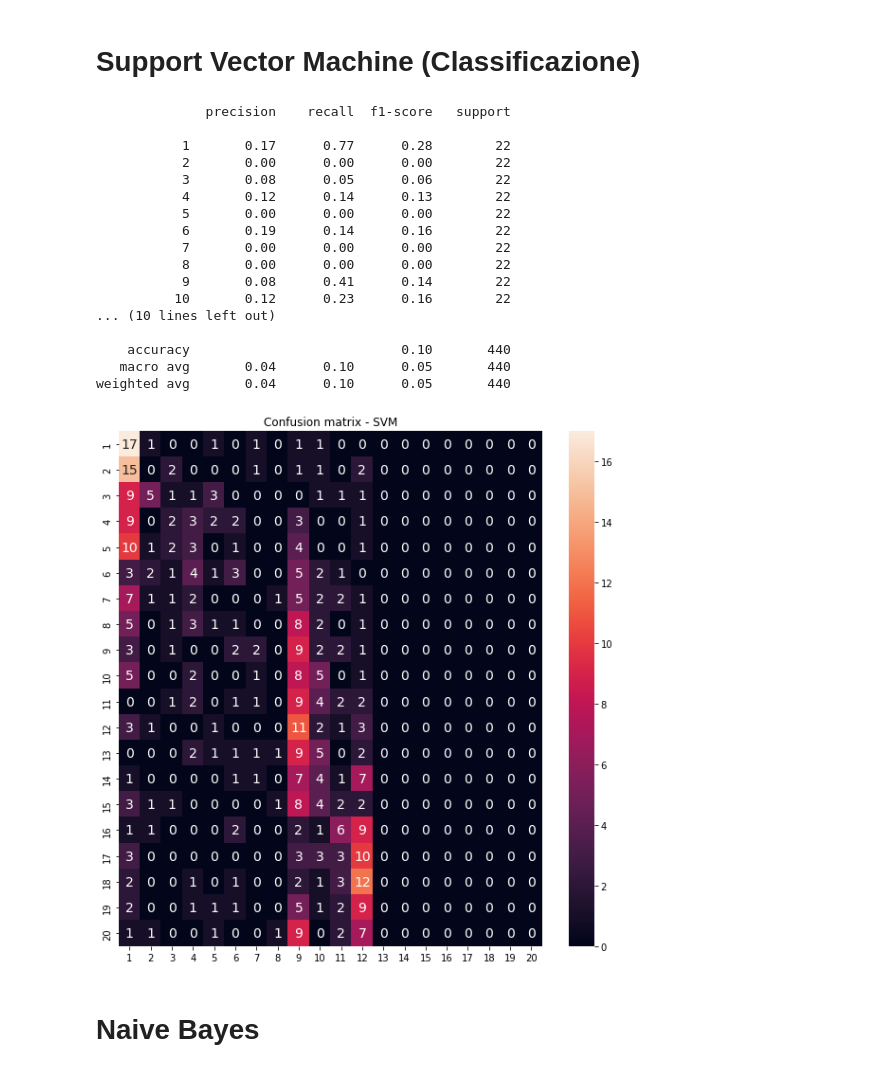
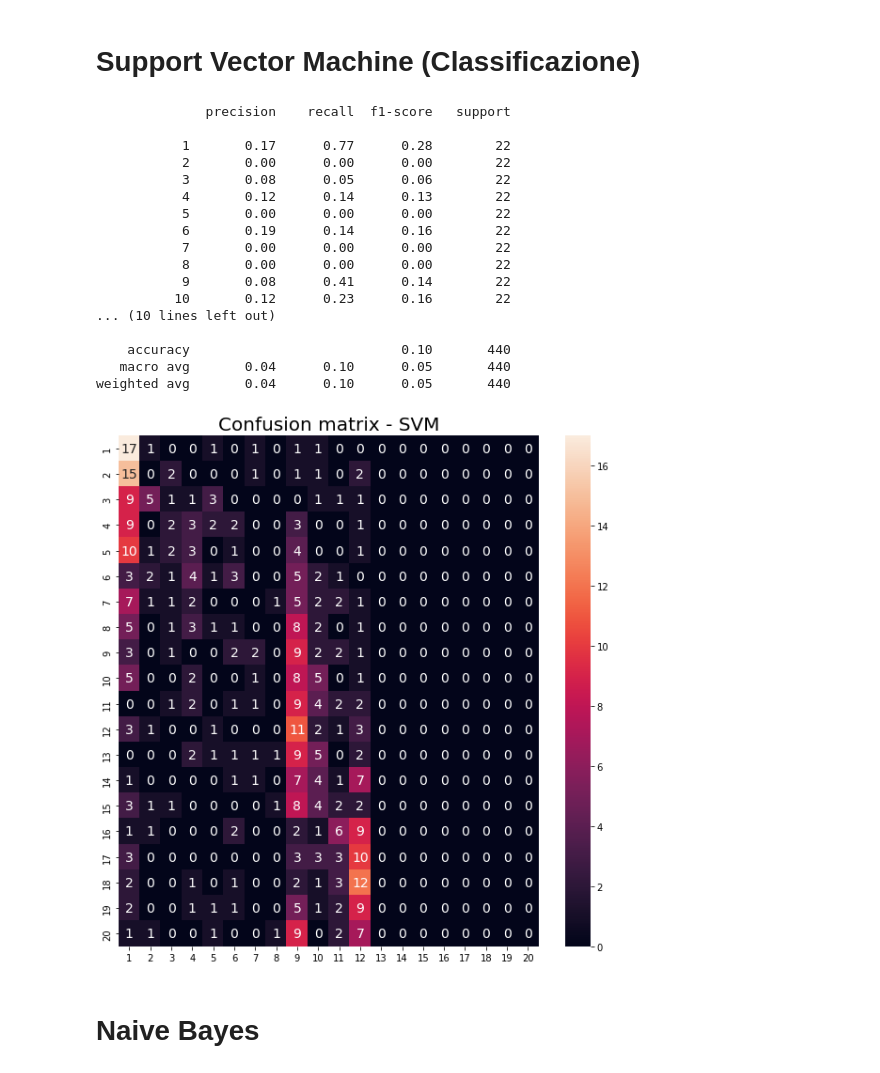
Before and after one commit to giorgio-angelo-esposito/F1WP, a Jupyter notebook: F1WP.ipynb, the cells around one changed output. Cells and saved outputs as stored; diff of their text form; code cells hidden in the pictures.

```diff
--- a/F1WP.ipynb
+++ b/F1WP.ipynb
@@ -1352,12 +1352,14 @@ model.fit(X_train,Y_train)
 
 pred = model.predict(X_test)
 
-importance = model.coef_
+importance = pd.Series(model.coef_,index = F1WP_train.columns).sort_values()
 
-for i,v in enumerate(importance):
-	print('Feature: %0d, Score: %.5f' % (i,v))
-
-plt.bar([x for x in range(len(importance))], importance)
+plt.figure(figsize=(13,13))
+plt.barh(importance.index, (importance.values),color = "black")
+plt.xlabel("Valori",fontsize = 20)
+plt.ylabel("Feature",fontsize = 20)
+plt.title("Feature Importance - Linear Regression",fontsize = 20)
+plt.savefig('f_i_LinearR.png',dpi = 300)
 plt.show()
 
 print("Mean squared error: %.2f" % mean_squared_error(Y_test, pred))
@@ -1389,12 +1379,14 @@ model.fit(X_train,Y_train)
 
 pred = model.predict(X_test)
 
-importance = model.feature_importances_
+importance = pd.Series(model.feature_importances_,index = F1WP_train.columns).sort_values()
 
-for i,v in enumerate(importance):
-	print('Feature: %0d, Score: %.5f' % (i,v))
-
-plt.bar([x for x in range(len(importance))], importance)
+plt.figure(figsize=(13,13))
+plt.barh(importance.index, (importance.values),color = "black")
+plt.xlabel("Valori",fontsize = 20)
+plt.ylabel("Feature",fontsize = 20)
+plt.title("Feature Importance - Decision Tree (Regression)",fontsize = 20)
+plt.savefig('f_i_dtR.png',dpi = 300)
 plt.show()
 
 print("Mean squared error: %.2f" % mean_squared_error(Y_test, pred))
@@ -1446,13 +1423,15 @@ def print_beauty_cf(cf,dimension):
 # %%
-model = LogisticRegression(random_state=42, max_iter=100)
+model = LogisticRegression(random_state=42, max_iter=5000)
 model.fit(X_train, Y_train)
 
-importance = model.coef_[0]
+importance = pd.Series(model.coef_[0],index = F1WP_train.columns).sort_values()
 
-for i,v in enumerate(importance):
-	print('Feature: %0d, Score: %.5f' % (i,v))
-
-plt.bar([x for x in range(len(importance))], importance)
+plt.figure(figsize=(13,13))
+plt.barh(importance.index, (importance.values)*100,color = "black")
+plt.xlabel("Valori",fontsize = 20)
+plt.ylabel("Feature",fontsize = 20)
+plt.title("Feature Importance - Logistic Regression",fontsize = 20)
+plt.savefig('f_i_LogisticR.png',dpi = 300)
 plt.show()
 
 predictions = model.predict(X_test)
@@ -1461,8 +1440,9 @@ print(classification_report(Y_test, predictions))
 
 cf = print_beauty_cf(confusion_matrix(Y_test, predictions),Y_test.unique())
 plt.figure(figsize=(10,10))
-plt.title("Confusion matrix - Logistic Regression")
+plt.title("Confusion matrix - Logistic Regression",fontsize = 20)
 sns.heatmap(cf, annot = True, annot_kws={"size": 14})
+plt.savefig('cf_LR.png',dpi = 300)
 plt.show()
 
 model_dictionary_C['Regressione logistica'] = accuracy_score(Y_test,predictions)*100
@@ -1571,35 +1500,36 @@ model = svm.SVC(kernel='poly',random_state = 42)
 
 model.fit(X_train,Y_train)
 predictions = model.predict(X_test)
 
 print(classification_report(Y_test, predictions))
 
 cf = print_beauty_cf(confusion_matrix(Y_test, predictions),Y_test.unique())
 plt.figure(figsize=(10,10))
-plt.title("Confusion matrix - SVM")
+plt.title("Confusion matrix - SVM",fontsize = 20)
 sns.heatmap(cf, annot = True, annot_kws={"size": 14})
+plt.savefig('cf_SVC.png',dpi = 300)
 plt.show()
 
 model_dictionary_C['SVM'] = accuracy_score(Y_test,predictions)*100
 # %% [output]
               precision    recall  f1-score   support
 
            1       0.17      0.77      0.28        22
            2       0.00      0.00      0.00        22
            3       0.08      0.05      0.06        22
            4       0.12      0.14      0.13        22
            5       0.00      0.00      0.00        22
            6       0.19      0.14      0.16        22
            7       0.00      0.00      0.00        22
            8       0.00      0.00      0.00        22
            9       0.08      0.41      0.14        22
           10       0.12      0.23      0.16        22
 ... (10 lines left out)
 
     accuracy                           0.10       440
    macro avg       0.04      0.10      0.05       440
 weighted avg       0.04      0.10      0.05       440
-[figure, old version]
+[figure, new version]
 # %% [markdown]
 # **Naive Bayes**
 # %%
```
Also changed, not shown: parts of 7 cells of this notebook.
